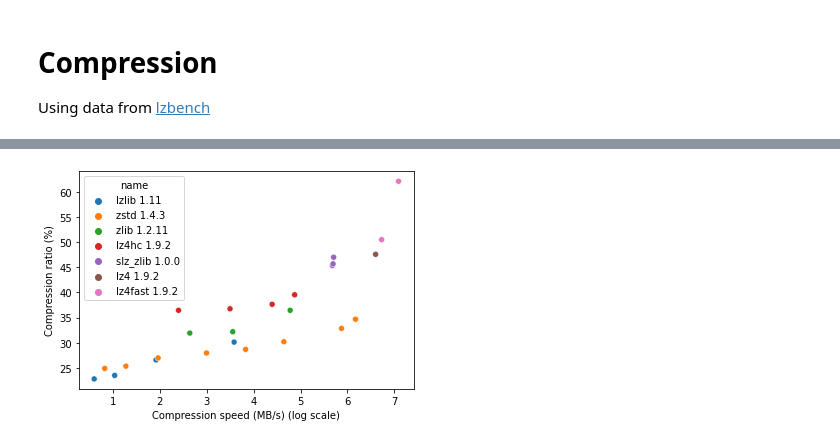
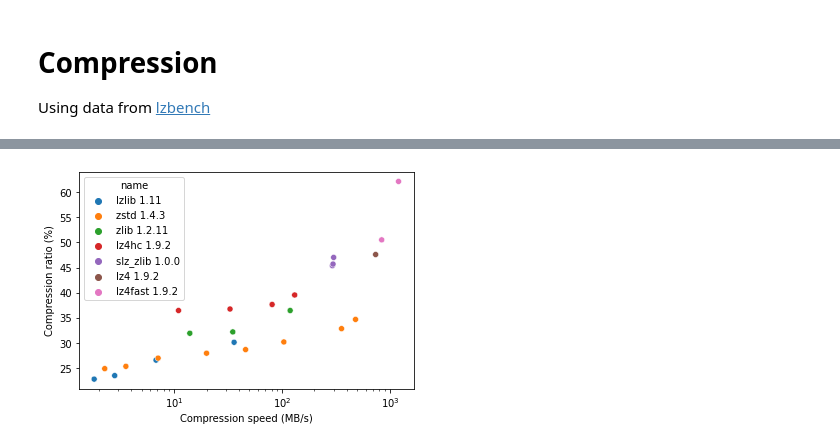
Before and after one commit to teobouvard/aevol-hpc, a Jupyter notebook: report/analysis.ipynb, the cells around one changed output, grey strips where cells are left out. Saved outputs shown, nothing was run; the diff lists cells and outputs as text; code cells hidden in the pictures.

```diff
--- a/report/analysis.ipynb
+++ b/report/analysis.ipynb
@@ -103,7 +193,6 @@ ax.get_figure().savefig('img/kernel_timings.pdf', bbox_inches='tight')
 Using data from [lzbench](https://github.com/inikep/lzbench)
 # %%
 df = pd.read_csv("../benchmarks/compression.csv")
-df["log_compression_speed"] = np.log(df["compression_speed"])
 df = df[df["name"].str.contains("zlib|lz4|zstd")]
 df.sort_values("compression_speed", ascending=False)
 # %% [output]
@@ -127,8 +216,9 @@ df.sort_values("compression_speed", ascending=False)
 # %%
-ax = sns.scatterplot(data=df, x="log_compression_speed", y="compression_ratio", hue="name")
-ax.set_xlabel("Compression speed (MB/s) (log scale)")
+ax = sns.scatterplot(data=df, x="compression_speed", y="compression_ratio", hue="name")
+ax.set_xlabel("Compression speed (MB/s)")
 ax.set_ylabel("Compression ratio (%)")
+ax.set(xscale="log")
 
 ax.get_figure().savefig("img/compression_tools.pdf", bbox_inches='tight')
 # %% [output]
-[figure, old version]
+[figure, new version]
```
Also changed, not shown: parts of 17 cells of this notebook, 7 other files.
